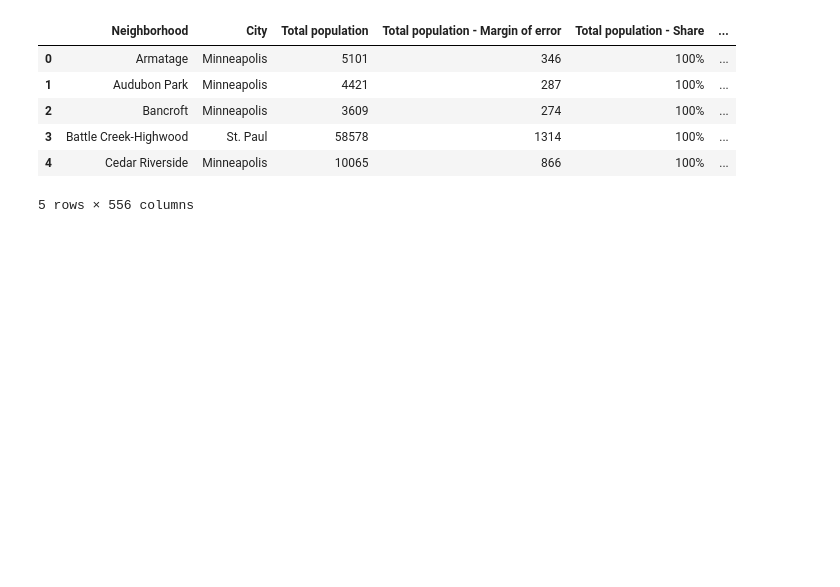
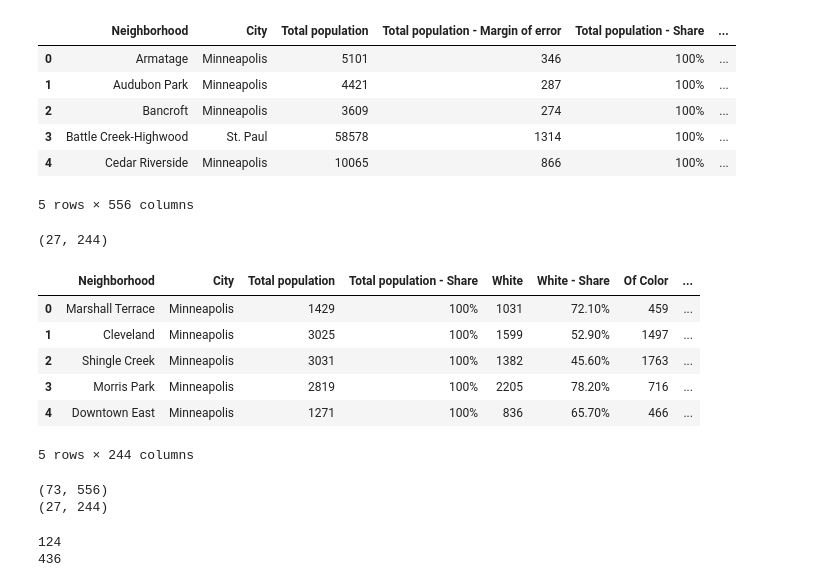
Before and after one commit to no50free/Twin_Cities_Cluster_Analysis, a Jupyter notebook: Neighborhood_demographics.ipynb, the cells around one changed output. Drawn from its saved outputs; the diff is of its cells as text; code cells hidden in the pictures; blank space fills up the shorter version.

```diff
--- a/Neighborhood_demographics.ipynb
+++ b/Neighborhood_demographics.ipynb
@@ -13,3 +13,16 @@ df.head()
 | 3 | Battle Creek-Highwood | St. Paul | 58578 | 1314 | 100% | ... |
 | 4 | Cedar Riverside | Minneapolis | 10065 | 866 | 100% | ... |
 5 rows × 556 columns
+# %%
+df1=pd.read_csv('profile_download_file_msp_neighborhoods_2010.csv')
+print(df1.shape)
+df1.head()
+# %% [output]
+(27, 244)
+|  | Neighborhood | City | ﻿Total population | Total population - Share | White | White - Share | Of Color | ... |
+| 0 | Marshall Terrace | Minneapolis | 1429 | 100% | 1031 | 72.10% | 459 | ... |
+| 1 | Cleveland | Minneapolis | 3025 | 100% | 1599 | 52.90% | 1497 | ... |
+| 2 | Shingle Creek | Minneapolis | 3031 | 100% | 1382 | 45.60% | 1763 | ... |
+| 3 | Morris Park | Minneapolis | 2819 | 100% | 2205 | 78.20% | 716 | ... |
+| 4 | Downtown East | Minneapolis | 1271 | 100% | 836 | 65.70% | 466 | ... |
+5 rows × 244 columns
@@ -15,0 +31,12 @@ df.head()
+# %%
+print(df.shape)
+print(df1.shape)
+# %% [output]
+(73, 556)
+(27, 244)
+# %%
+print(len(set(df1.columns) - set(df.columns)))
+print(len(set(df.columns) - set(df1.columns)))
+# %% [output]
+124
+436
```
Also changed, not shown: parts of 15 cells of this notebook, 4 other files.
